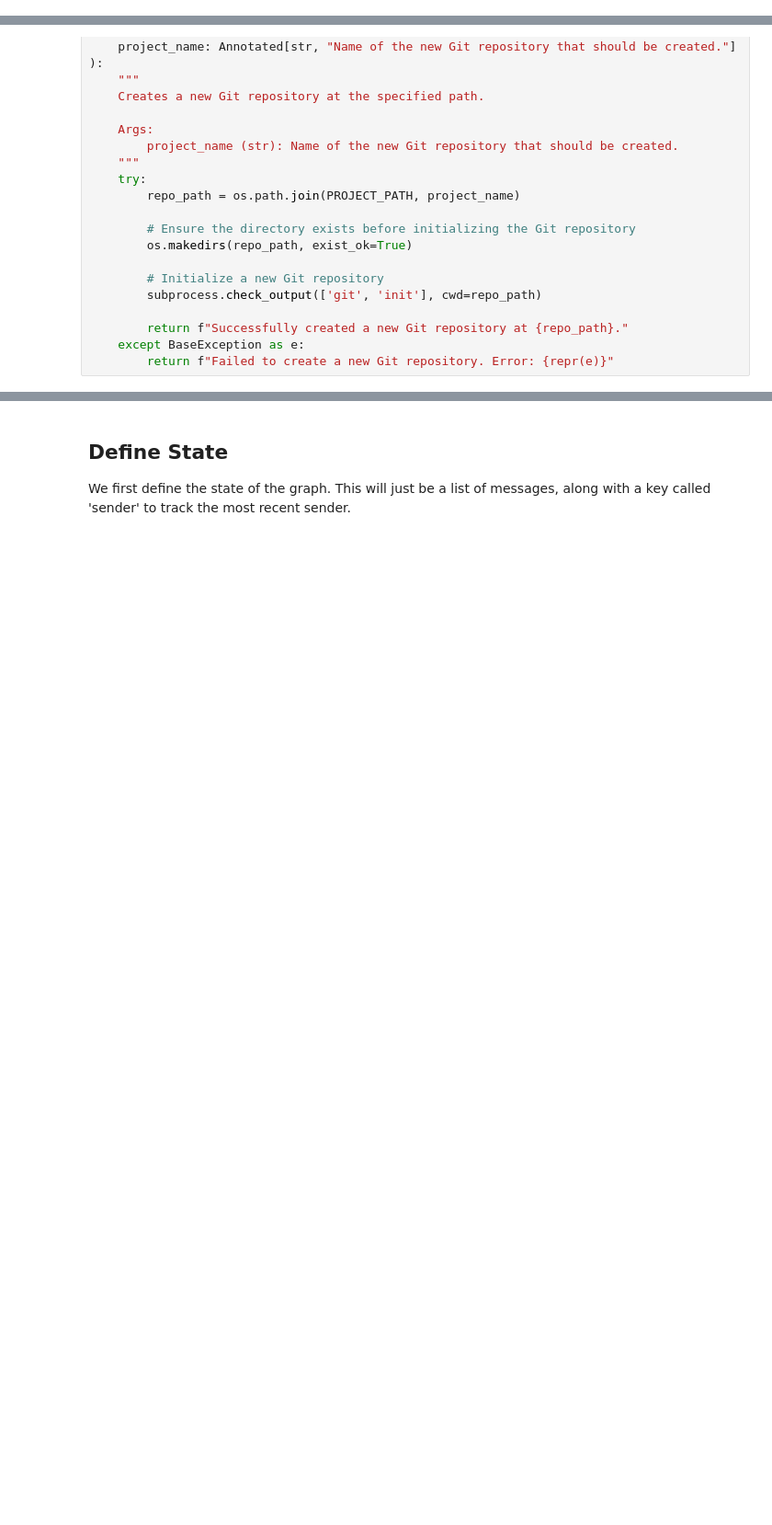
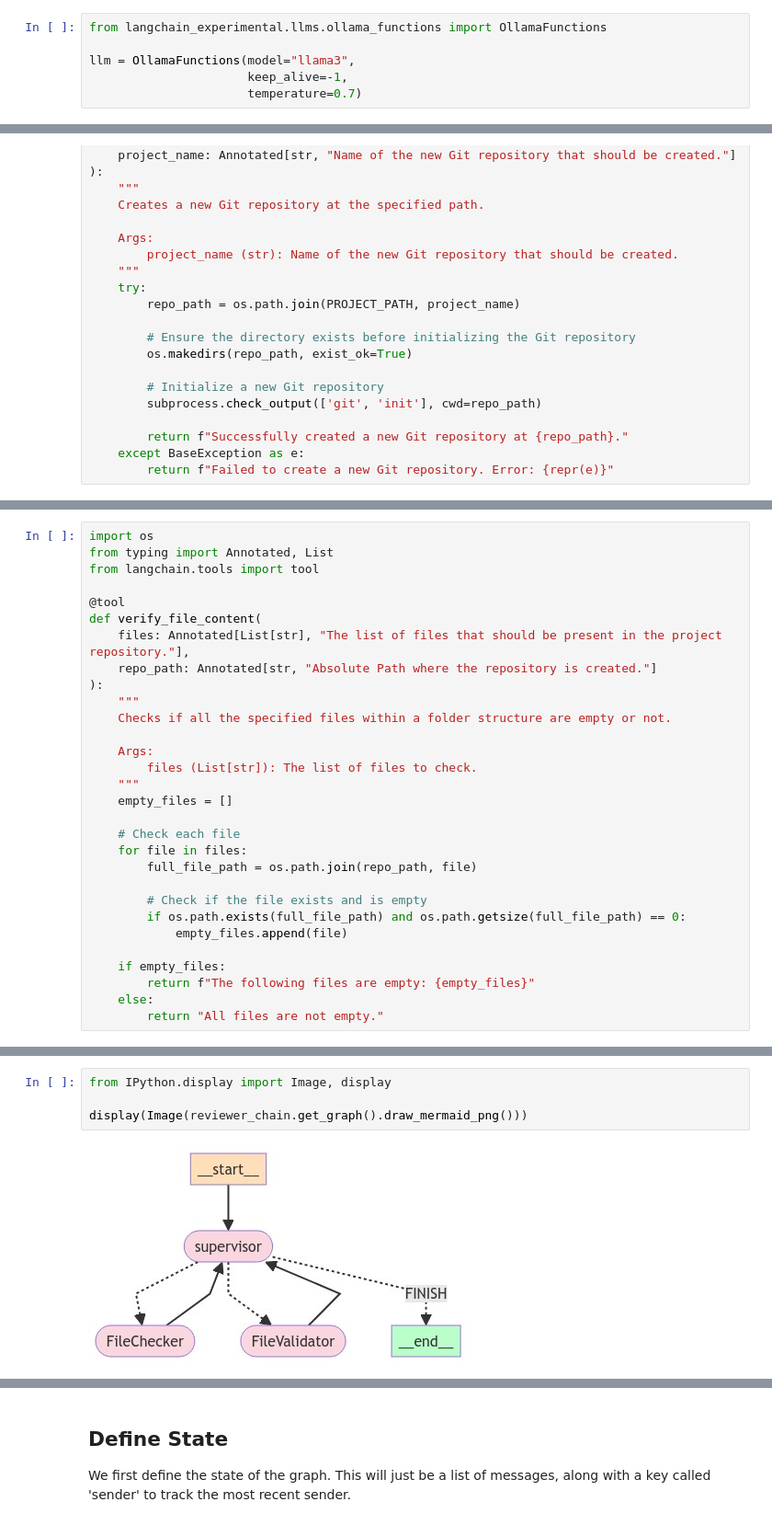
Before and after one commit to c-ravela/genpod-ai-backend, a Jupyter notebook: src/gen_pod.ipynb, the cells around one changed output, grey strips where cells are left out. Shown: that part at 92% size. Cells and saved outputs as stored; diff of their text form; blank space fills up the shorter version.

```diff
--- a/src/gen_pod.ipynb
+++ b/src/gen_pod.ipynb
@@ -26,3 +30,9 @@ code_llm = ChatOpenAI(model="gpt-4-1106-preview",temperature=0.2)
+# %%
+from langchain_experimental.llms.ollama_functions import OllamaFunctions
+
+llm = OllamaFunctions(model="llama3",
+                      keep_alive=-1,
+                      temperature=0.7)
 # %% [markdown]
 ## Import Modules Needed for this Project
 # %%
@@ -244,0 +425,30 @@ def execute_command(
+# %%
+import os
+from typing import Annotated, List
+from langchain.tools import tool
+
+@tool
+def verify_file_content(
+    files: Annotated[List[str], "The list of files that should be present in the project repository."],
+    repo_path: Annotated[str, "Absolute Path where the repository is created."]
+):
+    """
+    Checks if all the specified files within a folder structure are empty or not.
+
+    Args:
+        files (List[str]): The list of files to check.
+    """
+    empty_files = []
+
+    # Check each file
+    for file in files:
+        full_file_path = os.path.join(repo_path, file)
+
+        # Check if the file exists and is empty
+        if os.path.exists(full_file_path) and os.path.getsize(full_file_path) == 0:
+            empty_files.append(file)
+
+    if empty_files:
+        return f"The following files are empty: {empty_files}"
+    else:
+        return "All files are not empty."
@@ -244,0 +727,6 @@ def execute_command(
+# %%
+from IPython.display import Image, display
+
+display(Image(reviewer_chain.get_graph().draw_mermaid_png()))
+# %% [output]
+[figure, added]
```
Also changed, not shown: parts of 54 cells of this notebook.
